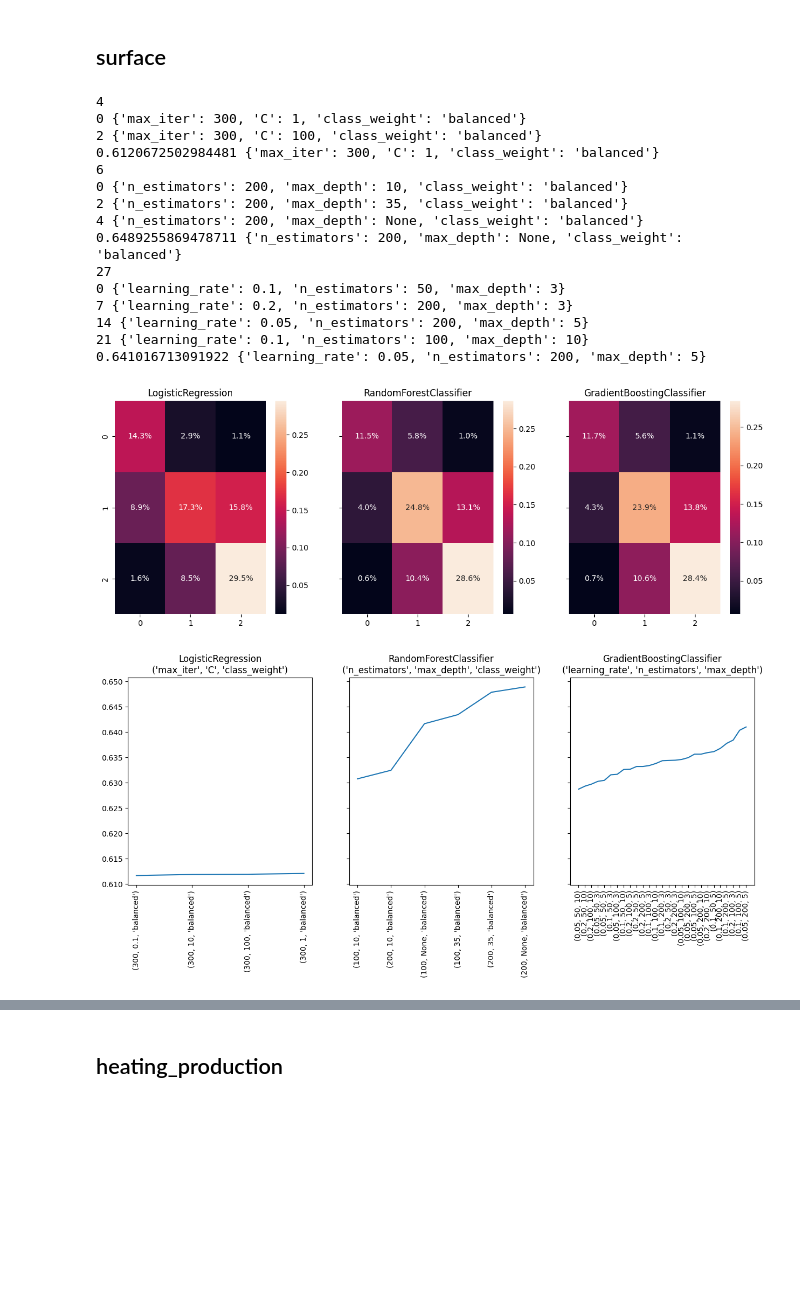
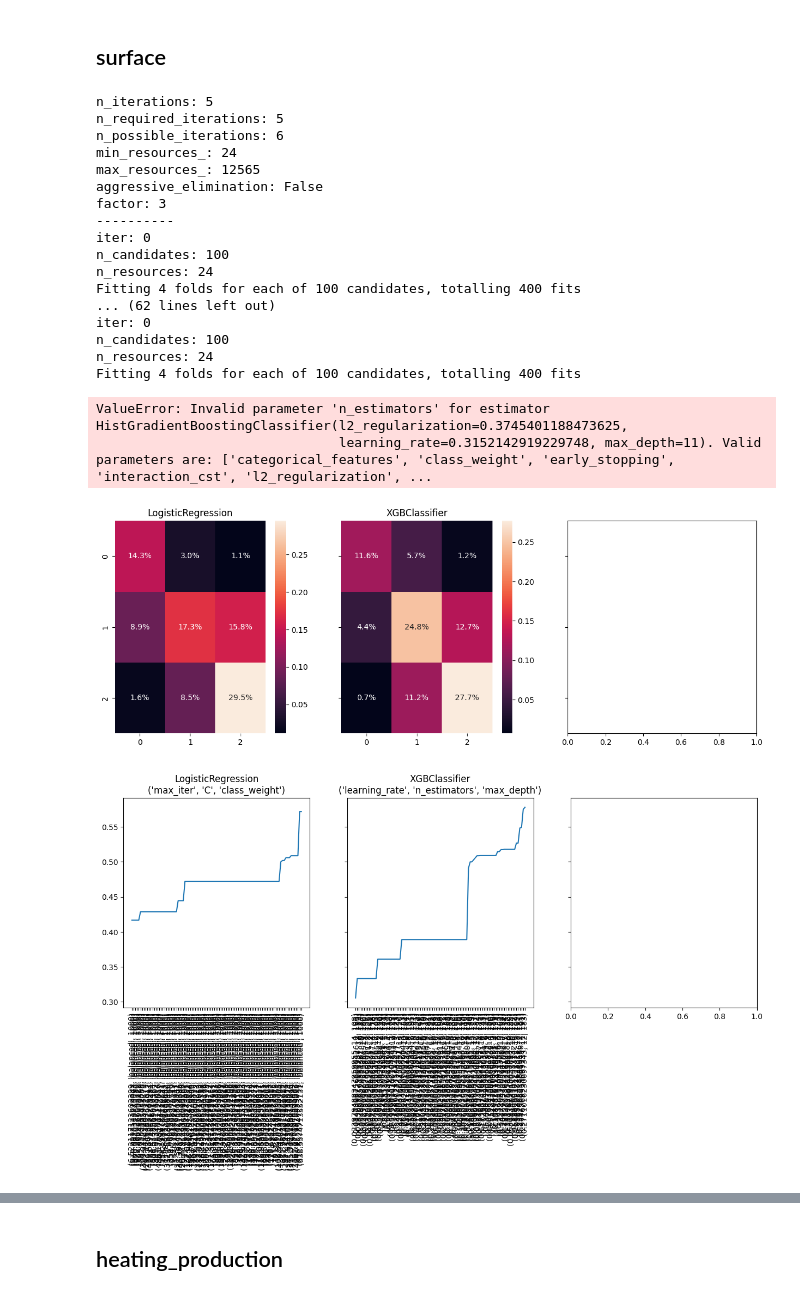
Before and after one commit to axrocheteau/renov_local, a Jupyter notebook: pred_tremi_v2.ipynb, the cells around one changed output, grey strips where cells are left out. Saved outputs shown, nothing was run; the diff lists cells and outputs as text; code cells hidden in the pictures; blank space fills up the shorter version.

```diff
--- a/pred_tremi_v2.ipynb
+++ b/pred_tremi_v2.ipynb
@@ -258,7 +125,6 @@ plt.show()
 # %%
 # make the best split
-sorted_score = sorted(scores.items(), key=lambda x: x[1]) #sort by score
-best_cut = sorted_score[-1][0]
+best_cut=(70,45,1)
 cuts = make_cut(*best_cut)
 training_surf, coef = to_categorical(training_surf, 'surface', cuts)
 # %% [markdown]
@@ -268,59 +134,65 @@ col_X_hot = [['occupation', 'nb_persons_home',
               'income', 'department_number'], [], []]
 col_y = ['surface']
 col_X_not_hot = [
     [col[0] for col in training_surf.dtypes if col[0] not in col_X_hot[0] + col_y],
     [col[0] for col in training_surf.dtypes if col[0] not in col_X_hot[1] + col_y],
     [col[0] for col in training_surf.dtypes if col[0] not in col_X_hot[2] + col_y]
 ]
 
 hyperparams_models = [
     {
-        'max_iter': [300],
-        'C': [0.1, 1, 10, 100],
+        'max_iter': [1000],
+        'C': uniform(1,1000),
         'class_weight': ['balanced'],
     },
     {
-        'n_estimators': [100, 200],
-        # 'criterion' : ["squared_error", "absolute_error", "friedman_mse"],
-        'max_depth': [10, 35, None],
-        'class_weight': ['balanced'],
+        'learning_rate': uniform(0.03,0.3),
+        'n_estimators': randint(100,200),
+        # 'subsample' : [0.2, 0.5, 0.8, 1],
+        # 'criterion' : ['friedman_mse', 'squared_error'],
+        'max_depth': randint(1,20),
+        # 'max_features' : {'auto', 'sqrt', 'log2'}
         # 'min_samples_split' : [2,5,10],
         # 'min_samples_leaf' : [1,2,3],
-        # 'max_features' : ["sqrt", "log2", "auto"]
     },
     {
-        'learning_rate': [0.05, 0.1, 0.2],
-        'n_estimators': [50, 100, 200],
+        'learning_rate': uniform(0.03,0.3),
+        'n_estimators': randint(100,200),
+        'l2_regularization' : uniform(0,1),
         # 'subsample' : [0.2, 0.5, 0.8, 1],
         # 'criterion' : ['friedman_mse', 'squared_error'],
-        'max_depth': [3, 5, 10],
+        'max_depth': randint(1,20),
         # 'max_features' : {'auto', 'sqrt', 'log2'}
         # 'min_samples_split' : [2,5,10],
         # 'min_samples_leaf' : [1,2,3],
     }
 ]
 models = {
     'LogisticRegression': LogisticRegression,
-    'RandomForestClassifier': RandomForestClassifier,
-    'GradientBoostingClassifier': GradientBoostingClassifier
+    'XGBClassifier': XGBClassifier,
+    'HistGradientBoostingClassifier' : HistGradientBoostingClassifier,
 }
 best_models = all_in_one(training_surf, dictionary, col_X_hot, col_X_not_hot, col_y,
                          False, True, hyperparams_models, models, degree_poly=1, random_state=42, test_size=0.4)
 # %% [output]
-4
-0 {'max_iter': 300, 'C': 1, 'class_weight': 'balanced'}
-2 {'max_iter': 300, 'C': 100, 'class_weight': 'balanced'}
-0.6120672502984481 {'max_iter': 300, 'C': 1, 'class_weight': 'balanced'}
-6
-0 {'n_estimators': 200, 'max_depth': 10, 'class_weight': 'balanced'}
-2 {'n_estimators': 200, 'max_depth': 35, 'class_weight': 'balanced'}
-4 {'n_estimators': 200, 'max_depth': None, 'class_weight': 'balanced'}
-0.6489255869478711 {'n_estimators': 200, 'max_depth': None, 'class_weight': 'balanced'}
-27
-0 {'learning_rate': 0.1, 'n_estimators': 50, 'max_depth': 3}
-7 {'learning_rate': 0.2, 'n_estimators': 200, 'max_depth': 3}
-14 {'learning_rate': 0.05, 'n_estimators': 200, 'max_depth': 5}
-21 {'learning_rate': 0.1, 'n_estimators': 100, 'max_depth': 10}
-0.641016713091922 {'learning_rate': 0.05, 'n_estimators': 200, 'max_depth': 5}
+n_iterations: 5
+n_required_iterations: 5
+n_possible_iterations: 6
+min_resources_: 24
+max_resources_: 12565
+aggressive_elimination: False
+factor: 3
+----------
+iter: 0
+n_candidates: 100
+n_resources: 24
+Fitting 4 folds for each of 100 candidates, totalling 400 fits
+... (62 lines left out)
+iter: 0
+n_candidates: 100
+n_resources: 24
+Fitting 4 folds for each of 100 candidates, totalling 400 fits
+ValueError: Invalid parameter 'n_estimators' for estimator HistGradientBoostingClassifier(l2_regularization=0.3745401188473625,
+                               learning_rate=0.3152142919229748, max_depth=11). Valid parameters are: ['categorical_features', 'class_weight', 'early_stopping', 'interaction_cst', 'l2_regularization', ...
-[figure, old version]
+[figure, new version]
-[figure, old version]
+[figure, new version]
```
Also changed, not shown: parts of 11 cells of this notebook, 7 other files.
